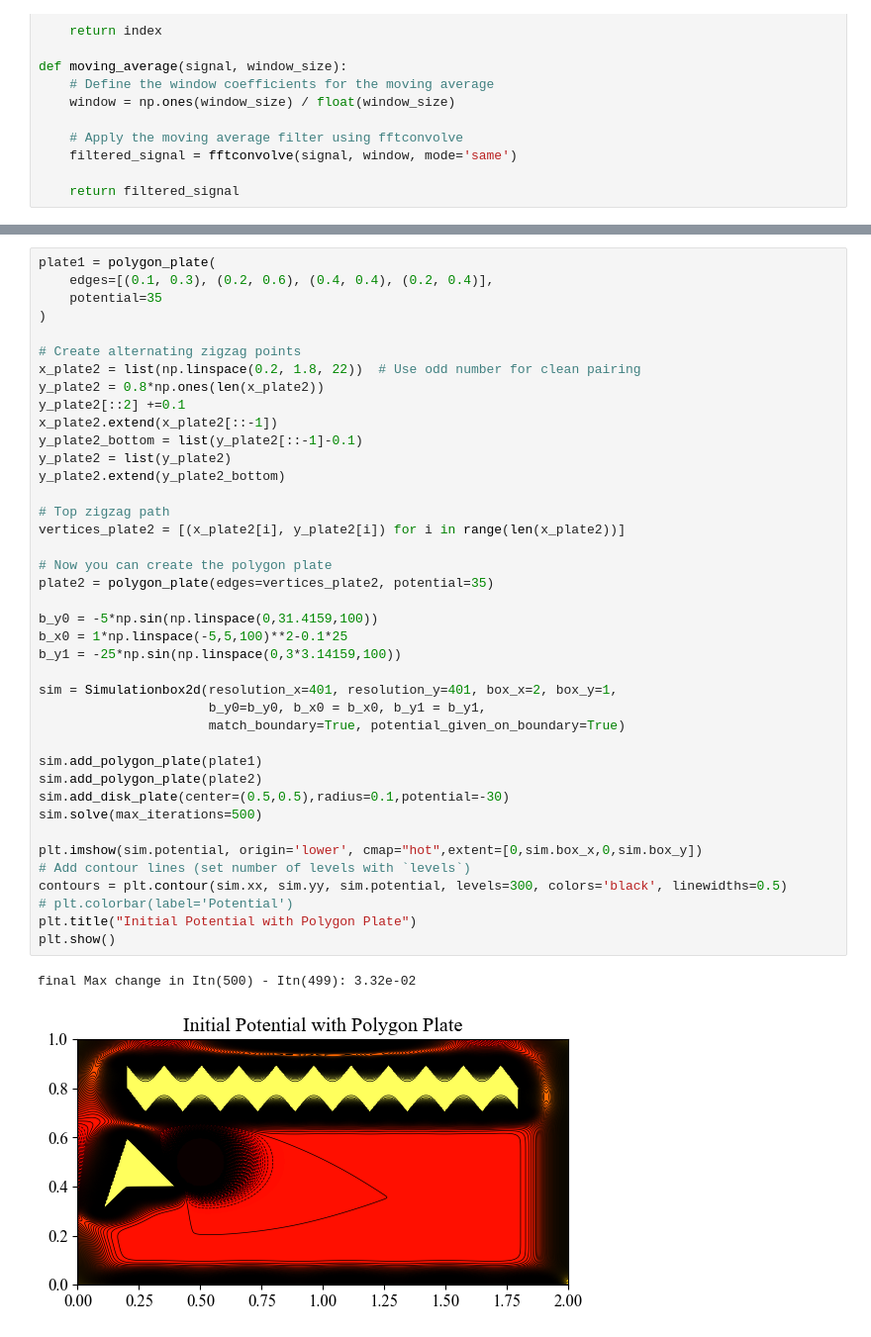
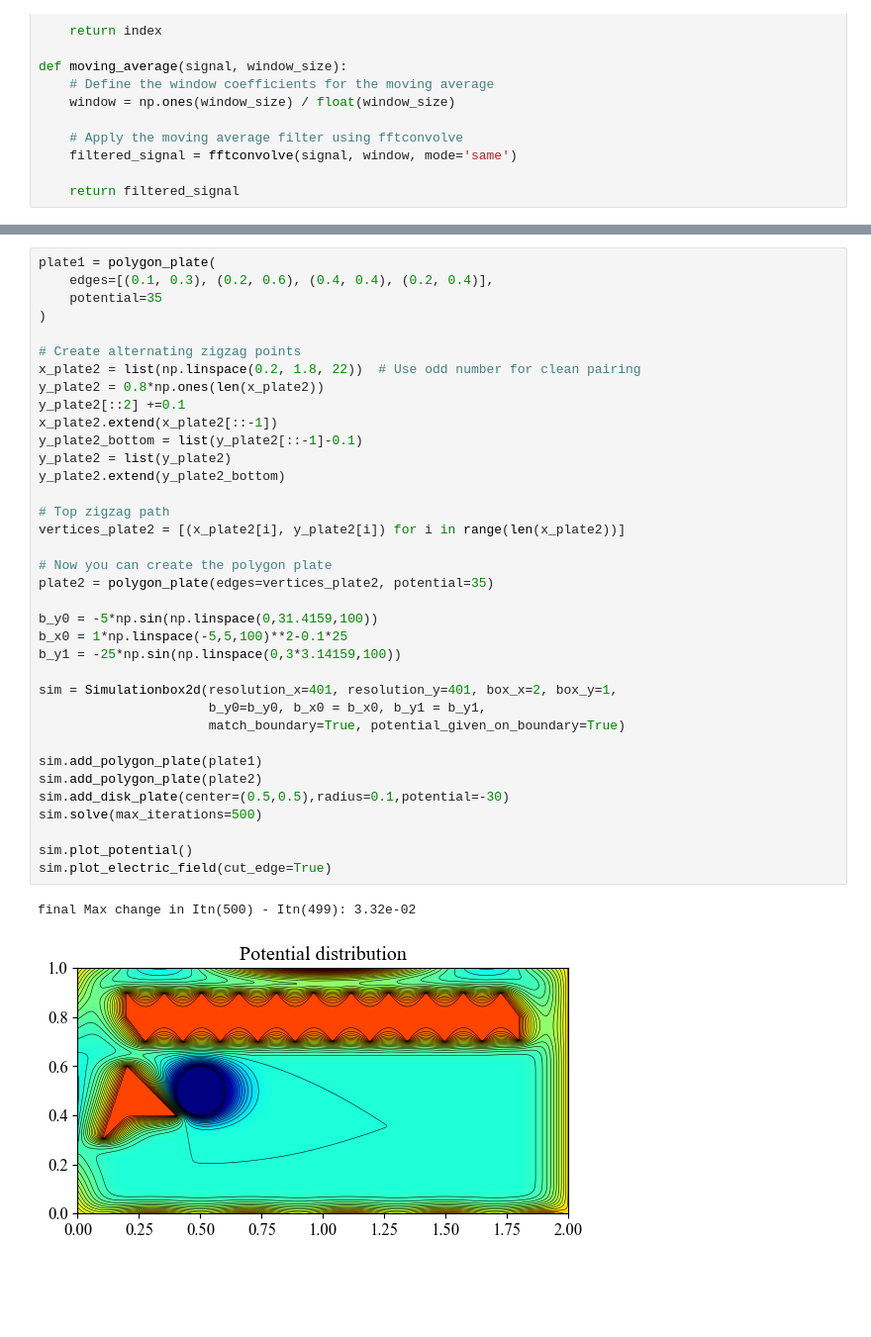
Before and after one commit to SAGAR-DAM/All_python_codes, a Jupyter notebook: Python Simulations/Potential (Laplace equation solve)/solve_laplace_in_2d.ipynb, the cells around one changed output, grey strips where cells are left out. Shown: that part at 99% size. Cells and saved outputs as stored; diff of their text form; blank space fills up the shorter version.

```diff
--- a/Python Simulations/Potential (Laplace equation solve)/solve_laplace_in_2d.ipynb
+++ b/Python Simulations/Potential (Laplace equation solve)/solve_laplace_in_2d.ipynb
@@ -218,37 +325,33 @@ plate1 = polygon_plate(
 # Create alternating zigzag points
 x_plate2 = list(np.linspace(0.2, 1.8, 22))  # Use odd number for clean pairing
 y_plate2 = 0.8*np.ones(len(x_plate2))
 y_plate2[::2] +=0.1
 x_plate2.extend(x_plate2[::-1])
 y_plate2_bottom = list(y_plate2[::-1]-0.1)
 y_plate2 = list(y_plate2)
 y_plate2.extend(y_plate2_bottom)
 
 # Top zigzag path
 vertices_plate2 = [(x_plate2[i], y_plate2[i]) for i in range(len(x_plate2))]
 
 # Now you can create the polygon plate
 plate2 = polygon_plate(edges=vertices_plate2, potential=35)
 
 b_y0 = -5*np.sin(np.linspace(0,31.4159,100))
 b_x0 = 1*np.linspace(-5,5,100)**2-0.1*25
 b_y1 = -25*np.sin(np.linspace(0,3*3.14159,100))
 
 sim = Simulationbox2d(resolution_x=401, resolution_y=401, box_x=2, box_y=1,
                       b_y0=b_y0, b_x0 = b_x0, b_y1 = b_y1,
                       match_boundary=True, potential_given_on_boundary=True)
 
 sim.add_polygon_plate(plate1)
 sim.add_polygon_plate(plate2)
 sim.add_disk_plate(center=(0.5,0.5),radius=0.1,potential=-30)
 sim.solve(max_iterations=500)
 
-plt.imshow(sim.potential, origin='lower', cmap="hot",extent=[0,sim.box_x,0,sim.box_y])
-# Add contour lines (set number of levels with `levels`)
-contours = plt.contour(sim.xx, sim.yy, sim.potential, levels=300, colors='black', linewidths=0.5)
-# plt.colorbar(label='Potential')
-plt.title("Initial Potential with Polygon Plate")
-plt.show()
+sim.plot_potential()
+sim.plot_electric_field(cut_edge=True)
 # %% [output]
 final Max change in Itn(500) - Itn(499): 3.32e-02
-[figure, old version]
+[figure, new version]
```
Also changed, not shown: parts of 7 cells of this notebook, 6 other files.
